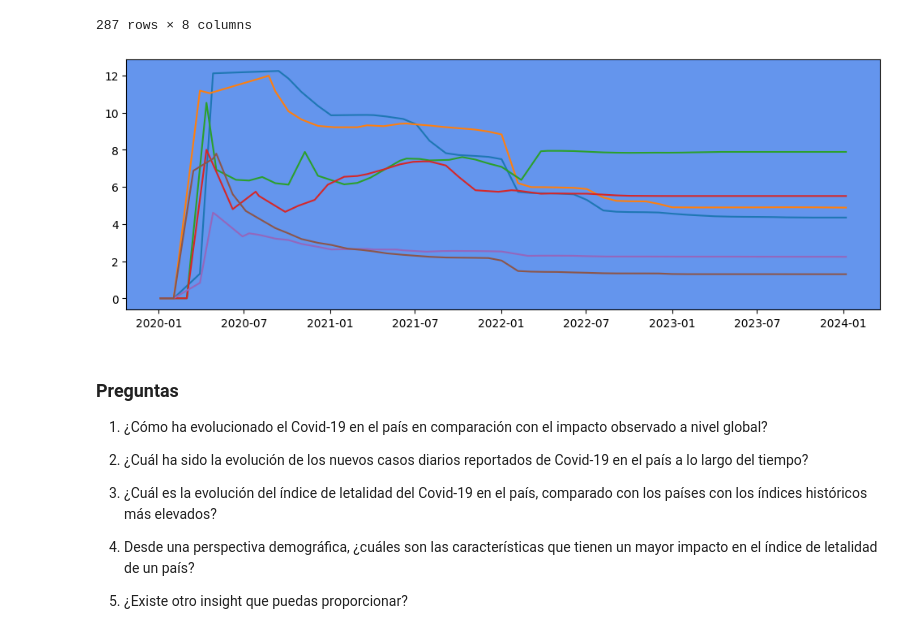
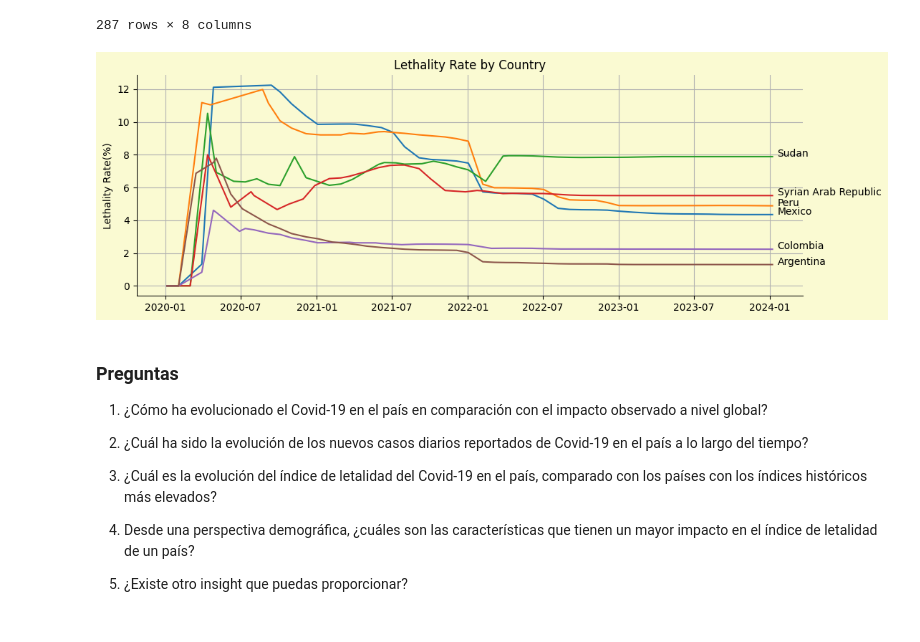
Before and after one commit to pabloing93/covid19-analysis, a Jupyter notebook: COVID19_Analysis.ipynb, the cells around one changed output. Cells and saved outputs as stored; diff of their text form; code cells hidden in the pictures.

```diff
--- a/COVID19_Analysis.ipynb
+++ b/COVID19_Analysis.ipynb
@@ -822,14 +890,22 @@ result_final
 | 47 | 2023-12-03 | AR | Argentina | 608 | 10074309 | 1 | 130682 | ... |
 | 48 | 2024-01-07 | AR | Argentina | 1635 | 10078493 | 2 | 130697 | ... |
 287 rows × 8 columns
-# %%
-# Crea el gráfico de líneas
-fig, ax = plt.subplots(figsize=(12, 4))
-for pais in result_final['Country'].unique():
-    country_data = result_final[result_final['Country'] == pais]
-    ax.plot(country_data['Date_reported'], country_data['lethality_rate'])
-# %% [output]
-[figure, removed]
+# %%
+plt.rcParams["axes.facecolor"] = "#FAFAD2"
+fig, ax = plt.subplots(figsize=(12, 4),facecolor='#FAFAD2')
+ax.spines['right'].set_visible(False)
+ax.spines['top'].set_visible(False)
+for pais in result_final['Country'].unique():
+    country_data = result_final[result_final['Country'] == pais]
+    line, = ax.plot(country_data['Date_reported'], country_data['lethality_rate'], label=pais)
+    ax.annotate(pais, (country_data['Date_reported'].iloc[-1],country_data['lethality_rate'].iloc[-1]), xytext=(5,0), textcoords='offset points', ha='left')
+plt.grid()
+plt.title('Lethality Rate by Country')
+plt.ylabel('Lethality Rate(%)')
+
+plt.show()
+# %% [output]
+[figure, added]
 # %% [markdown]
 ### **Preguntas**
 
```
Also changed, not shown: parts of 32 cells of this notebook.
